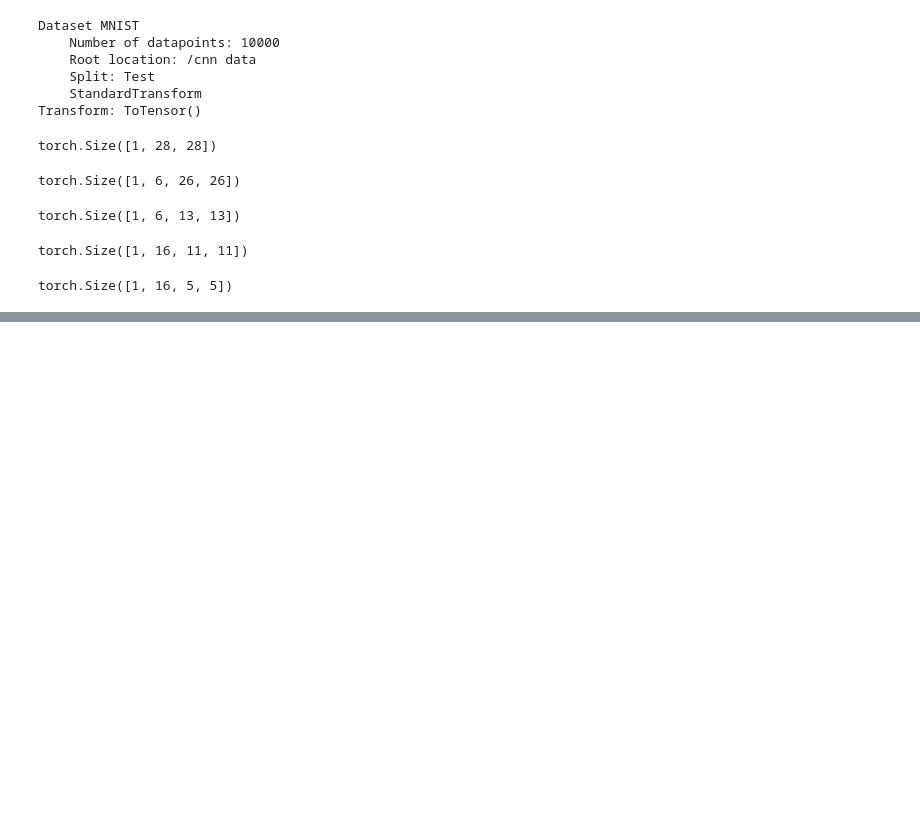
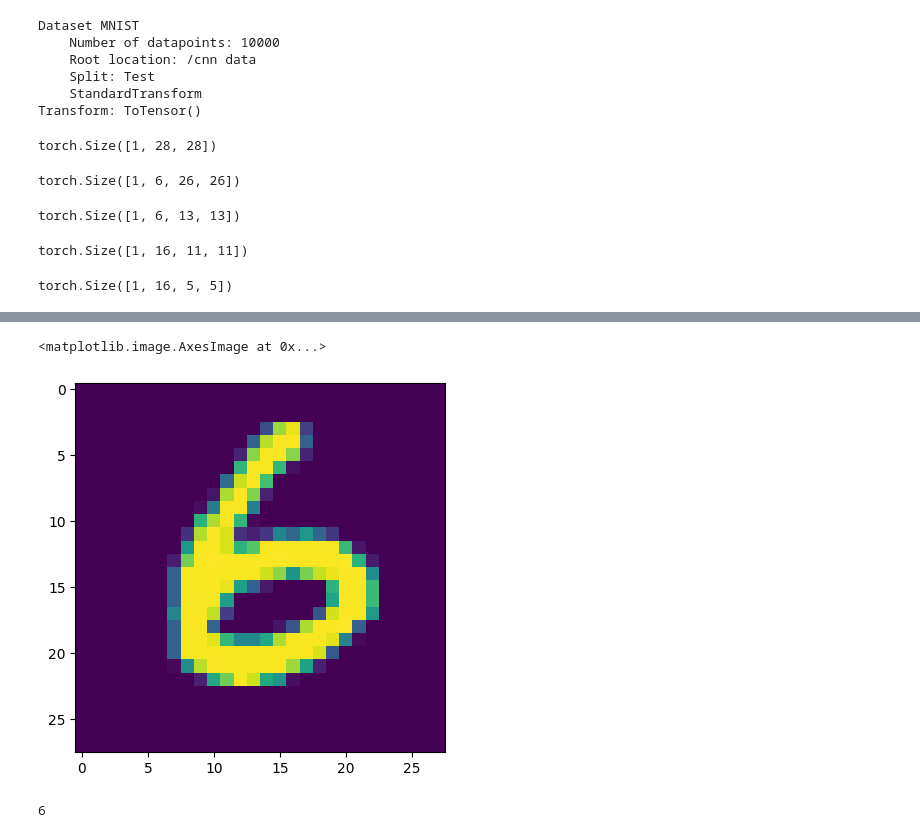
Before and after one commit to Krupa-1010/Deep_Learning, a Jupyter notebook: MNIST_CNN.ipynb, the cells around one changed output, grey strips where cells are left out. Drawn from its saved outputs; the diff is of its cells as text; code cells hidden in the pictures; blank space fills up the shorter version.

```diff
--- a/MNIST_CNN.ipynb
+++ b/MNIST_CNN.ipynb
@@ -89,0 +284,6 @@ torch.Size([1, 16, 5, 5])
+# %%
+test_data[9146][0].reshape(28,28)
+plt.imshow(test_data[9146][0].reshape(28,28))
+# %% [output]
+<matplotlib.image.AxesImage at 0x...>
+[figure, added]
@@ -89,0 +294,4 @@ torch.Size([1, 16, 5, 5])
+# %%
+new_prediction.argmax().item()
+# %% [output]
+6
```
Also changed, not shown: parts of 14 cells of this notebook.
